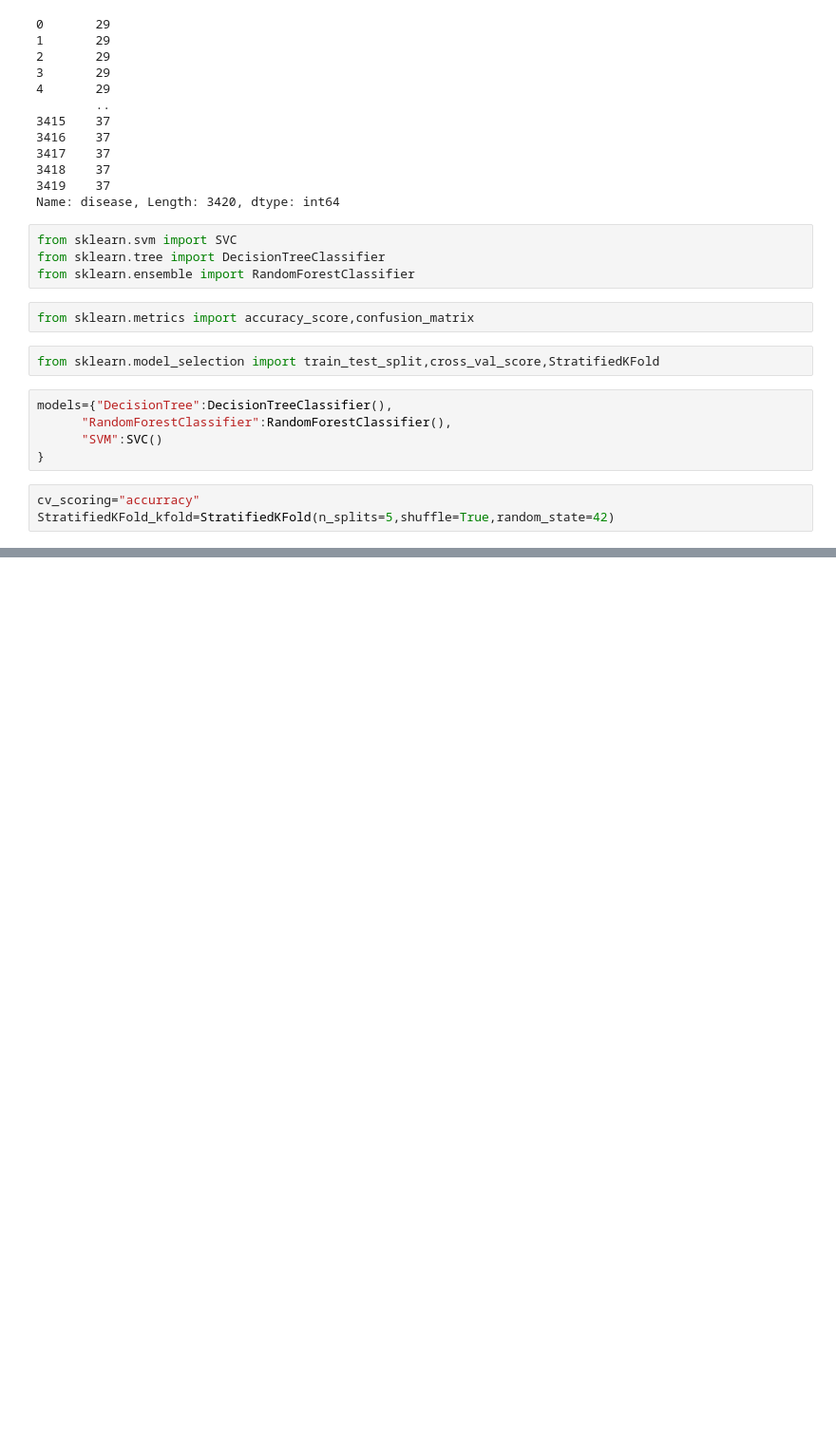
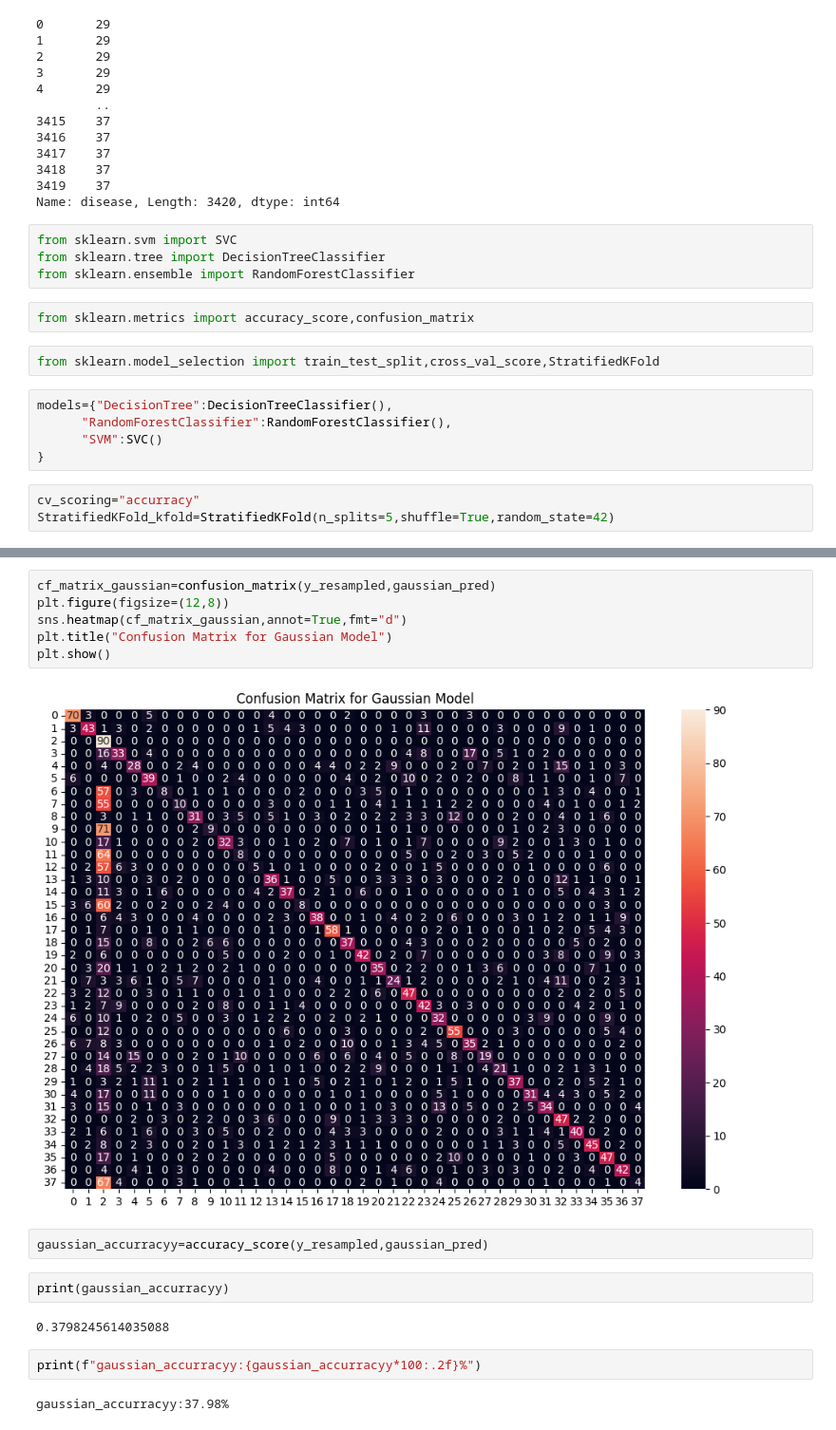
Before and after one commit to Maneesh6301/Disease, a Jupyter notebook: Notebook.ipynb, the cells around one changed output, grey strips where cells are left out. Shown at 95% size. Cells and saved outputs as stored; diff of their text form; blank space fills up the shorter version.

Commit message:
accurracy calculated

```diff
--- a/Notebook.ipynb
+++ b/Notebook.ipynb
@@ -232,0 +266,18 @@ Mean Accuracy: 0.5000
+# %%
+cf_matrix_gaussian=confusion_matrix(y_resampled,gaussian_pred)
+plt.figure(figsize=(12,8))
+sns.heatmap(cf_matrix_gaussian,annot=True,fmt="d")
+plt.title("Confusion Matrix for Gaussian Model")
+plt.show()
+# %% [output]
+[figure, added]
+# %%
+gaussian_accurracyy=accuracy_score(y_resampled,gaussian_pred)
+# %%
+print(gaussian_accurracyy)
+# %% [output]
+0.3798245614035088
+# %%
+print(f"gaussian_accurracyy:{gaussian_accurracyy*100:.2f}%")
+# %% [output]
+gaussian_accurracyy:37.98%
```
Also changed, not shown: parts of 10 cells of this notebook.
